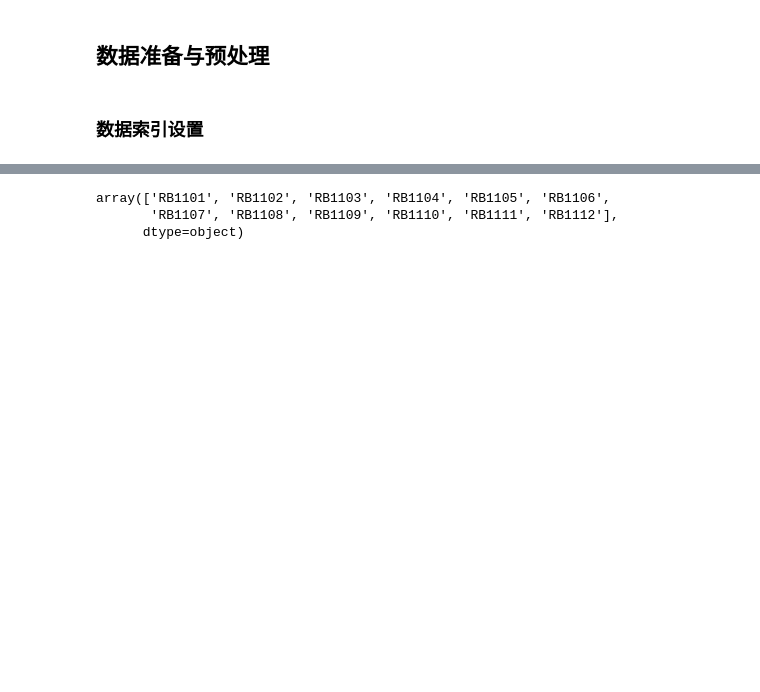
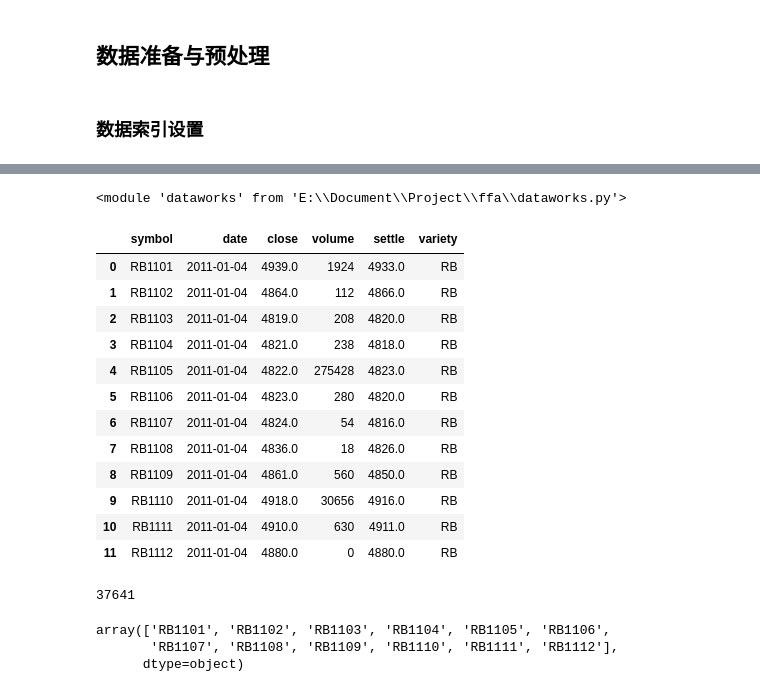
Before and after one commit to Howard-66/futures_nexus, a Jupyter notebook: steel/steel-rb.ipynb, the cells around one changed output, grey strips where cells are left out. Cells and saved outputs as stored; diff of their text form; code cells hidden in the pictures; blank space fills up the shorter version.

Commit message:
1.add sqlite database; 2. add DataWorks class to process data access.

```diff
--- a/steel/steel-rb.ipynb
+++ b/steel/steel-rb.ipynb
@@ -94,3 +96,29 @@ df_symbol_contract_date
+# %%
+importlib.reload(dw)
+# %% [output]
+<module 'dataworks' from 'E:\\Document\\Project\\ffa\\dataworks.py'>
+# %%
+dw = dw.DataWorks()
+df= dw.get_data_by_symbol('shfe', ['symbol', 'date', 'close', 'volume', 'settle', 'variety'], 'RB')
+df[df['date']==current_date]
+# %% [output]
+|  | symbol | date | close | volume | settle | variety |
+| 0 | RB1101 | 2011-01-04 | 4939.0 | 1924 | 4933.0 | RB |
+| 1 | RB1102 | 2011-01-04 | 4864.0 | 112 | 4866.0 | RB |
+| 2 | RB1103 | 2011-01-04 | 4819.0 | 208 | 4820.0 | RB |
+| 3 | RB1104 | 2011-01-04 | 4821.0 | 238 | 4818.0 | RB |
+| 4 | RB1105 | 2011-01-04 | 4822.0 | 275428 | 4823.0 | RB |
+| 5 | RB1106 | 2011-01-04 | 4823.0 | 280 | 4820.0 | RB |
+| 6 | RB1107 | 2011-01-04 | 4824.0 | 54 | 4816.0 | RB |
+| 7 | RB1108 | 2011-01-04 | 4836.0 | 18 | 4826.0 | RB |
+| 8 | RB1109 | 2011-01-04 | 4861.0 | 560 | 4850.0 | RB |
+| 9 | RB1110 | 2011-01-04 | 4918.0 | 30656 | 4916.0 | RB |
+| 10 | RB1111 | 2011-01-04 | 4910.0 | 630 | 4911.0 | RB |
+| 11 | RB1112 | 2011-01-04 | 4880.0 | 0 | 4880.0 | RB |
+# %%
+df['date'].idxmax()
+# %% [output]
+37641
 # %%
 df_symbol_contract_date['symbol'].unique()
 # %% [output]
```
Also changed, not shown: parts of 3 cells of this notebook, 2 other files.
